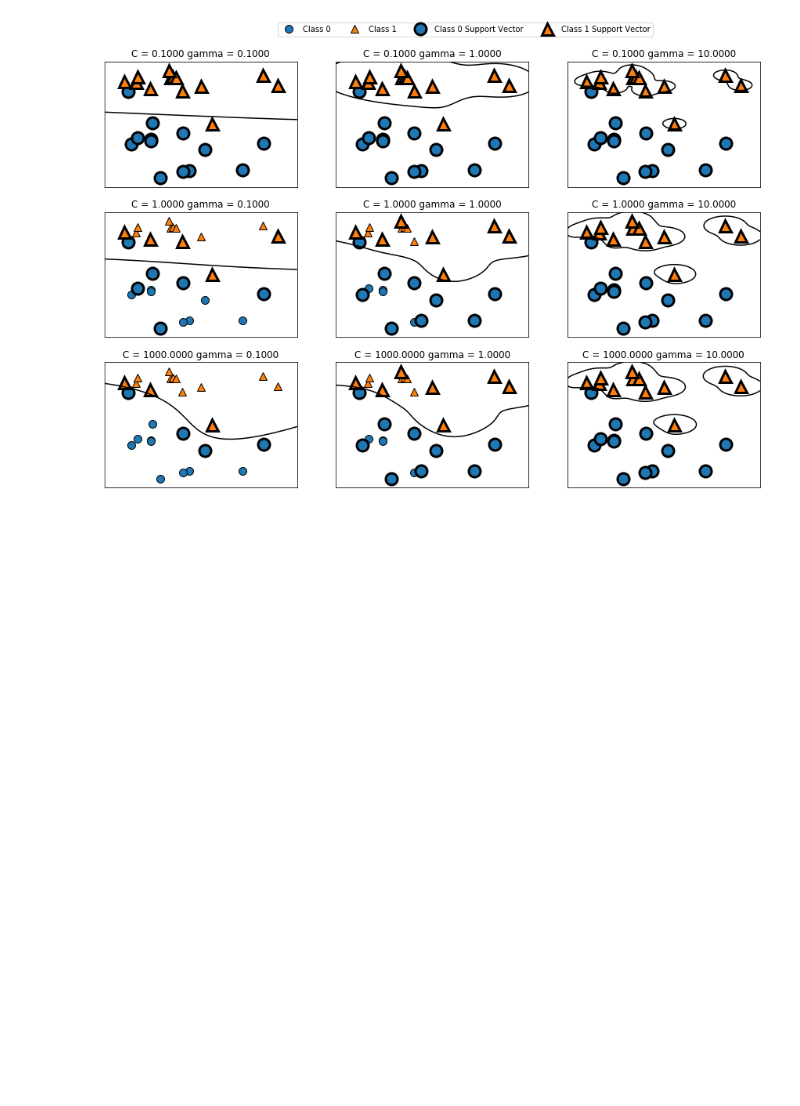
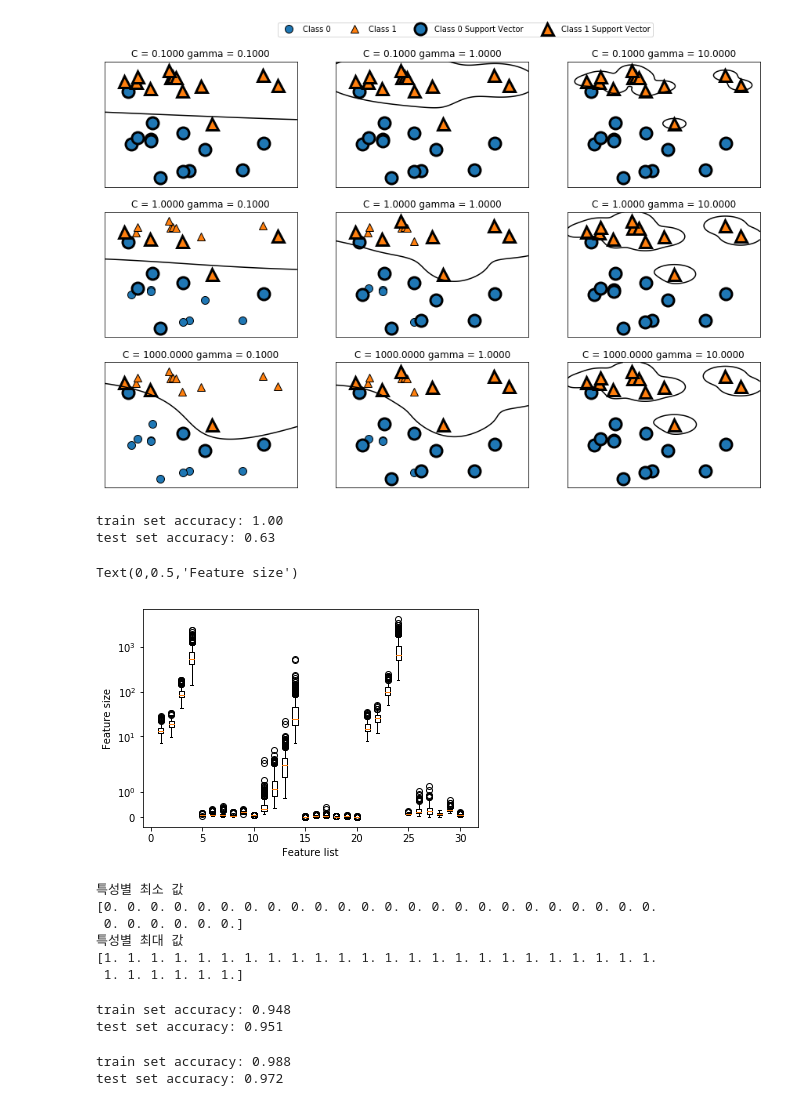
Before and after one commit to JMmmmuu/ML, a Jupyter notebook: IntroToMLwithPython/2_SupervisedLearning.ipynb, the cells around one changed output. Saved outputs shown, nothing was run; the diff lists cells and outputs as text; code cells hidden in the pictures; blank space fills up the shorter version.

```diff
--- a/IntroToMLwithPython/2_SupervisedLearning.ipynb
+++ b/IntroToMLwithPython/2_SupervisedLearning.ipynb
@@ -769,3 +769,60 @@ axes[0, 0].legend(["Class 0", "Class 1", "Class 0 Support Vector", "Class 1 Supp
 # %% [output]
 <matplotlib.legend.Legend at 0x...>
 [figure]
+# %%
+x_train, x_test, y_train, y_test = train_test_split(cancer.data, cancer.target, random_state=0)
+
+svc = SVC()
+svc.fit(x_train, y_train)
+
+print("train set accuracy: {:.2f}".format(svc.score(x_train, y_train)))
+print("test set accuracy: {:.2f}".format(svc.score(x_test, y_test))) # overfitted
+# %% [output]
+train set accuracy: 1.00
+test set accuracy: 0.63
+# %%
+plt.boxplot(x_train, manage_xticks=False)
+plt.yscale("symlog")
+plt.xlabel("Feature list")
+plt.ylabel("Feature size")
+# %% [output]
+Text(0,0.5,'Feature size')
+[figure, added]
+# %%
+# 훈련 세트에서 특성별 최솟값 계산
+min_on_training = x_train.min(axis=0)
+# 훈련 세트에서 특성별 (최댓값 - 최솟값) 범위 계산
+range_on_training = (x_train - min_on_training).max(axis=0)
+
+# 훈련 데이터에 최솟값을 빼고 범위로 나누면, 각 특성에 대해 최솟값은 0, 최댓값은 1
+x_train_scaled = (x_train - min_on_training) / range_on_training
+print("특성별 최소 값\n{}".format(x_train_scaled.min(axis=0)))
+print("특성별 최대 값\n{}".format(x_train_scaled.max(axis=0)))
+# %% [output]
+특성별 최소 값
+[0. 0. 0. 0. 0. 0. 0. 0. 0. 0. 0. 0. 0. 0. 0. 0. 0. 0. 0. 0. 0. 0. 0. 0.
+ 0. 0. 0. 0. 0. 0.]
+특성별 최대 값
+[1. 1. 1. 1. 1. 1. 1. 1. 1. 1. 1. 1. 1. 1. 1. 1. 1. 1. 1. 1. 1. 1. 1. 1.
+ 1. 1. 1. 1. 1. 1.]
+# %%
+x_test_scaled = (x_test - min_on_training) / range_on_training
+
+svc = SVC()
+svc.fit(x_train_scaled, y_train)
+
+print("train set accuracy: {:.3f}".format(svc.score(x_train_scaled, y_train)))
+print("test set accuracy: {:.3f}".format(svc.score(x_test_scaled, y_test)))
+# %% [output]
+train set accuracy: 0.948
+test set accuracy: 0.951
+# %%
+# make model more complicated
+svc = SVC(C=1000)
+svc.fit(x_train_scaled, y_train)
+
+print("train set accuracy: {:.3f}".format(svc.score(x_train_scaled, y_train)))
+print("test set accuracy: {:.3f}".format(svc.score(x_test_scaled, y_test)))
+# %% [output]
+train set accuracy: 0.988
+test set accuracy: 0.972
```
